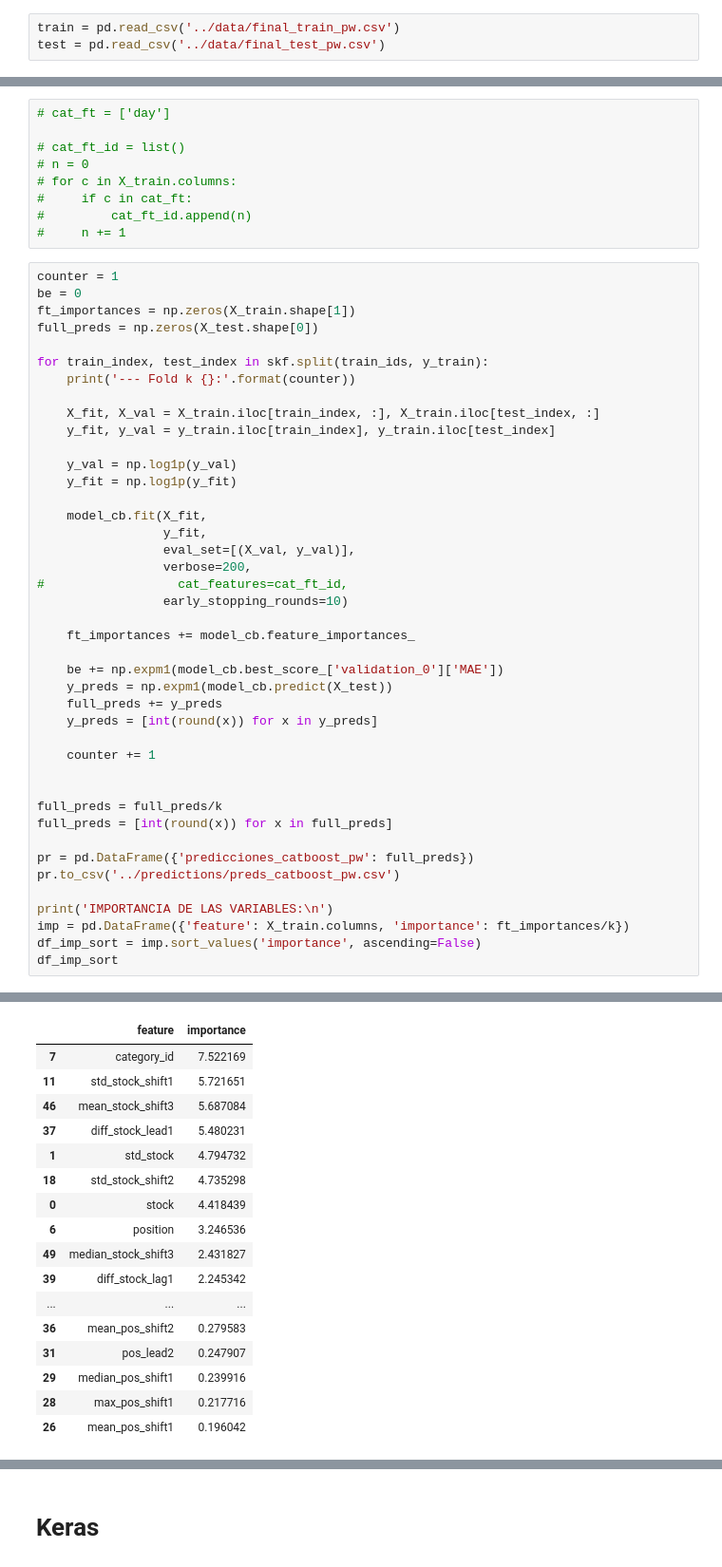
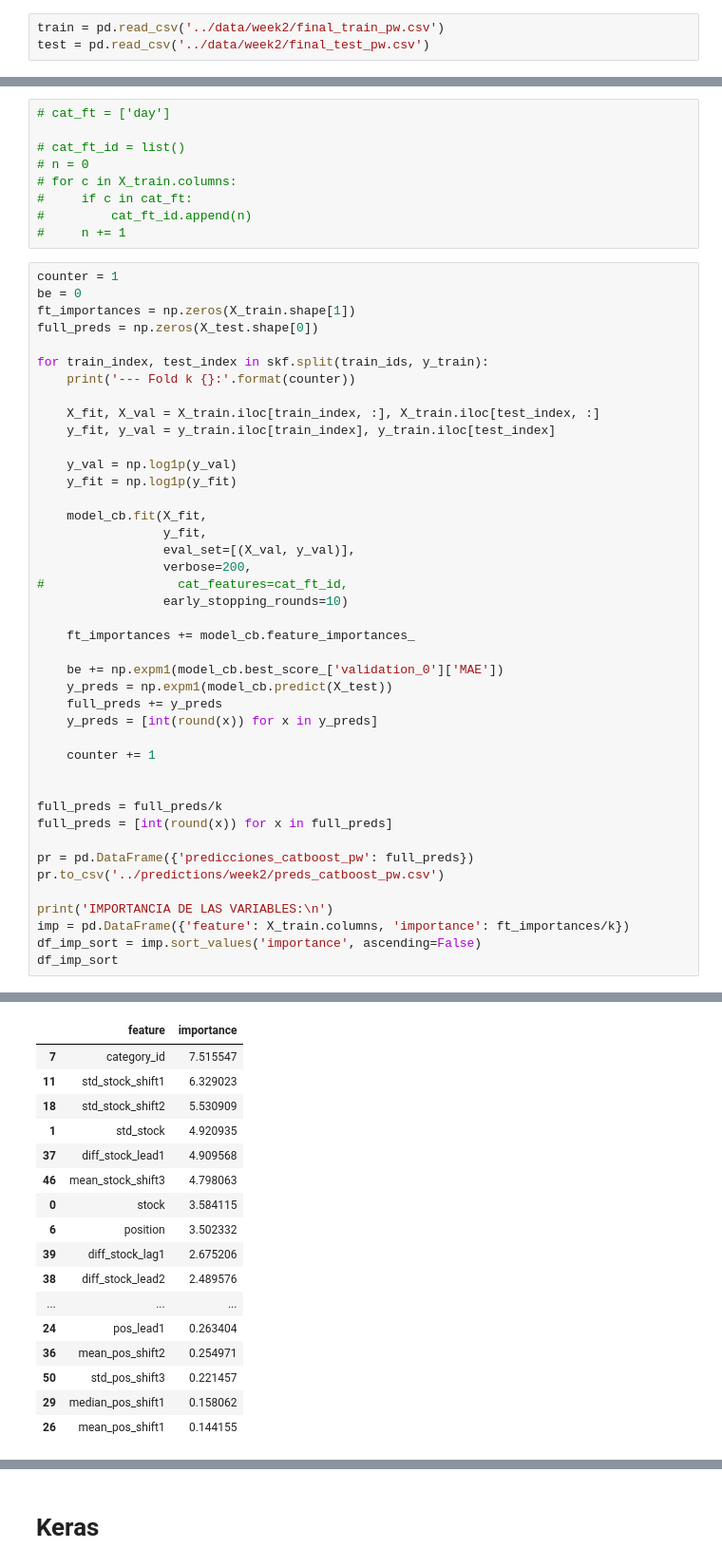
Before and after one commit to rodgomrod/Zara_Competition, a Jupyter notebook: Notebooks/R3_MODELING_by_product_week.ipynb, the cells around one changed output, grey strips where cells are left out. Shown: that part at 95% size. Drawn from its saved outputs; the diff is of its cells as text.

Commit message:
apuestas week 2

```diff
--- a/Notebooks/R3_MODELING_by_product_week.ipynb
+++ b/Notebooks/R3_MODELING_by_product_week.ipynb
@@ -37,8 +37,8 @@ Using TensorFlow backend.
 # %% [markdown]
 # Datos
 # %%
-train = pd.read_csv('../data/final_train_pw.csv')
-test = pd.read_csv('../data/final_test_pw.csv')
+train = pd.read_csv('../data/week2/final_train_pw.csv')
+test = pd.read_csv('../data/week2/final_test_pw.csv')
 # %%
 train.head()
 # %% [output]
@@ -364,7 +397,7 @@ full_preds = full_preds/k
 full_preds = [int(round(x)) for x in full_preds]
 
 pr = pd.DataFrame({'predicciones_catboost_pw': full_preds})
-pr.to_csv('../predictions/preds_catboost_pw.csv')
+pr.to_csv('../predictions/week2/preds_catboost_pw.csv')
 
 print('IMPORTANCIA DE LAS VARIABLES:\n')
 imp = pd.DataFrame({'feature': X_train.columns, 'importance': ft_importances/k})
@@ -390,21 +423,21 @@ Shrink model to first 1357 iterations.
 IMPORTANCIA DE LAS VARIABLES:
 |  | feature | importance |
-| 7 | category_id | 7.522169 |
-| 11 | std_stock_shift1 | 5.721651 |
-| 46 | mean_stock_shift3 | 5.687084 |
-| 37 | diff_stock_lead1 | 5.480231 |
-| 1 | std_stock | 4.794732 |
-| 18 | std_stock_shift2 | 4.735298 |
-| 0 | stock | 4.418439 |
-| 6 | position | 3.246536 |
-| 49 | median_stock_shift3 | 2.431827 |
-| 39 | diff_stock_lag1 | 2.245342 |
+| 7 | category_id | 7.515547 |
+| 11 | std_stock_shift1 | 6.329023 |
+| 18 | std_stock_shift2 | 5.530909 |
+| 1 | std_stock | 4.920935 |
+| 37 | diff_stock_lead1 | 4.909568 |
+| 46 | mean_stock_shift3 | 4.798063 |
+| 0 | stock | 3.584115 |
+| 6 | position | 3.502332 |
+| 39 | diff_stock_lag1 | 2.675206 |
+| 38 | diff_stock_lead2 | 2.489576 |
 | ... | ... | ... |
-| 36 | mean_pos_shift2 | 0.279583 |
-| 31 | pos_lead2 | 0.247907 |
-| 29 | median_pos_shift1 | 0.239916 |
-| 28 | max_pos_shift1 | 0.217716 |
-| 26 | mean_pos_shift1 | 0.196042 |
+| 24 | pos_lead1 | 0.263404 |
+| 36 | mean_pos_shift2 | 0.254971 |
+| 50 | std_pos_shift3 | 0.221457 |
+| 29 | median_pos_shift1 | 0.158062 |
+| 26 | mean_pos_shift1 | 0.144155 |
 69 rows × 2 columns
 # %% [markdown]
 # Keras
```
Also changed, not shown: parts of 6 cells of this notebook, 15 other files.
